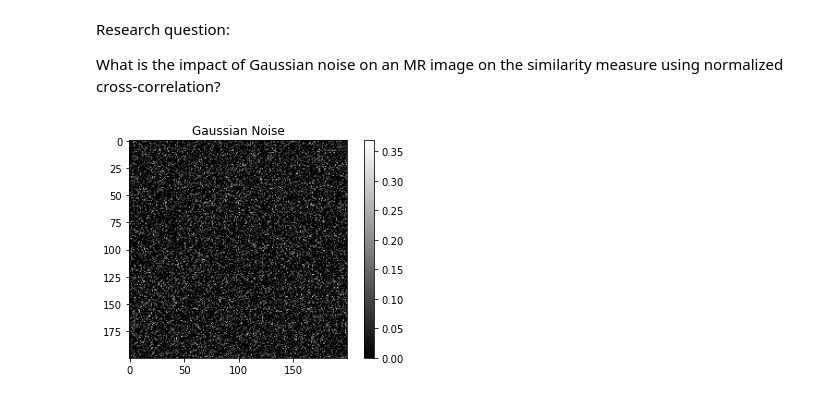
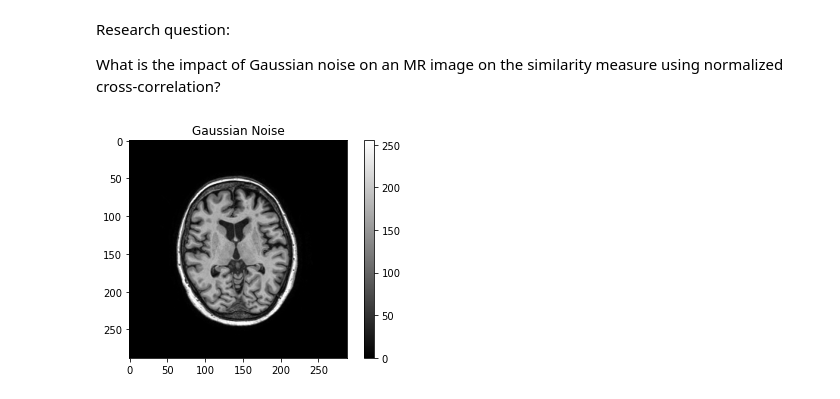
Before and after one commit to LarsvanSprang/8be030-13, a Jupyter notebook: main.ipynb, the cells around one changed output. Drawn from its saved outputs; the diff is of its cells as text; code cells hidden in the pictures.

```diff
--- a/main.ipynb
+++ b/main.ipynb
@@ -100,11 +100,14 @@ Research question:
 
 What is the impact of Gaussian noise on an MR image on the similarity measure using normalized cross-correlation?
 # %%
-noise_im = project1.gauss_noise_gen(0,0.1,np.zeros((200, 200)))
+sIm = 'image_data/3_2_t1.tif'
+tIm = plt.imread(sIm)
+noise_im = project1.gauss_noise_gen(0,0.1,tIm)
 
+plt.imshow(tIm)
 plt.imshow(noise_im, cmap='gray')
 plt.title("Gaussian Noise")
 plt.colorbar()
 plt.show()
 # %% [output]
-[figure, old version]
+[figure, new version]
```
Also changed, not shown: 1 other file.
